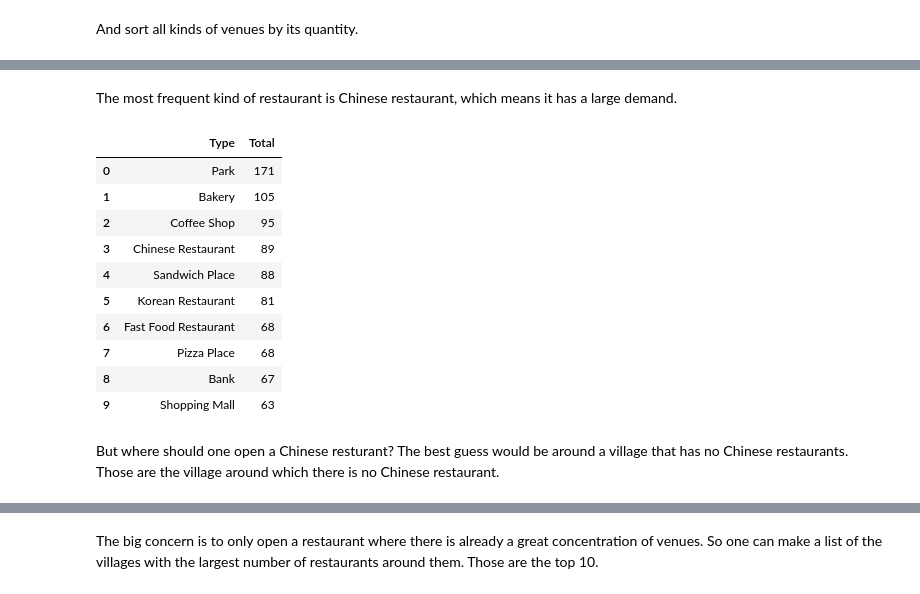
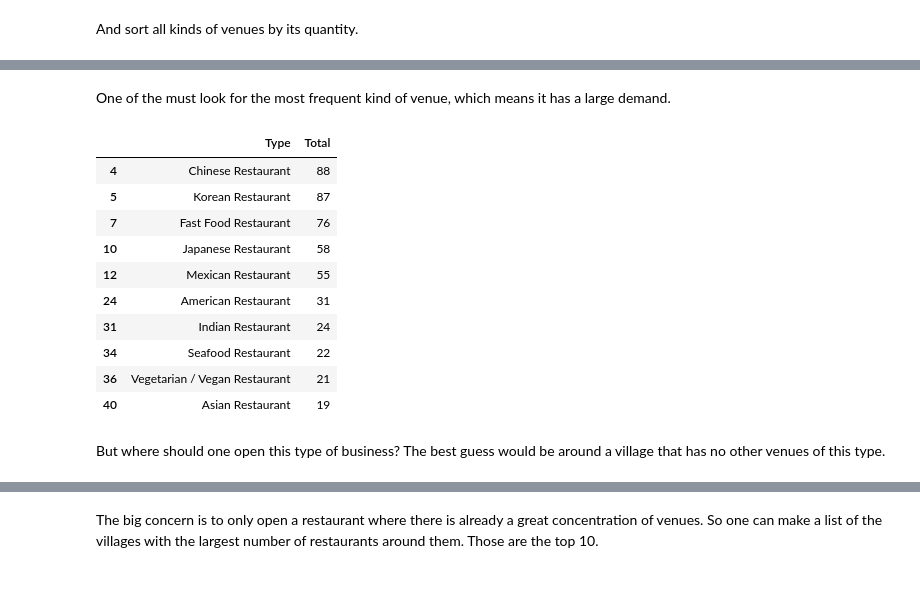
Before and after one commit to filipediniz/Coursera_Capstone, a Jupyter notebook: Week4.ipynb, the cells around one changed output, grey strips where cells are left out. Saved outputs shown, nothing was run; the diff lists cells and outputs as text; code cells hidden in the pictures.

```diff
--- a/Week4.ipynb
+++ b/Week4.ipynb
@@ -514,19 +517,19 @@ irvine_total.head(20)
 # %% [markdown]
-The most frequent kind of restaurant is Chinese restaurant, which means it has a large demand.
+One of the must look for the most frequent kind of venue, which means it has a large demand.
 # %%
-irvine_total.head(10)
+irvine_total[irvine_total['Type'].str.contains('Restaurant')].head(10)
 # %% [output]
 |  | Type | Total |
-| 0 | Park | 171 |
-| 1 | Bakery | 105 |
-| 2 | Coffee Shop | 95 |
-| 3 | Chinese Restaurant | 89 |
-| 4 | Sandwich Place | 88 |
-| 5 | Korean Restaurant | 81 |
-| 6 | Fast Food Restaurant | 68 |
-| 7 | Pizza Place | 68 |
-| 8 | Bank | 67 |
-| 9 | Shopping Mall | 63 |
+| 4 | Chinese Restaurant | 88 |
+| 5 | Korean Restaurant | 87 |
+| 7 | Fast Food Restaurant | 76 |
+| 10 | Japanese Restaurant | 58 |
+| 12 | Mexican Restaurant | 55 |
+| 24 | American Restaurant | 31 |
+| 31 | Indian Restaurant | 24 |
+| 34 | Seafood Restaurant | 22 |
+| 36 | Vegetarian / Vegan Restaurant | 21 |
+| 40 | Asian Restaurant | 19 |
 # %% [markdown]
-But where should one open a Chinese resturant? The best guess would be around a village that has no Chinese restaurants. Those are the village around which there is no Chinese restaurant.
+But where should one open this type of business? The best guess would be around a village that has no other venues of this type.
 # %%
```
Also changed, not shown: parts of 24 cells of this notebook.
